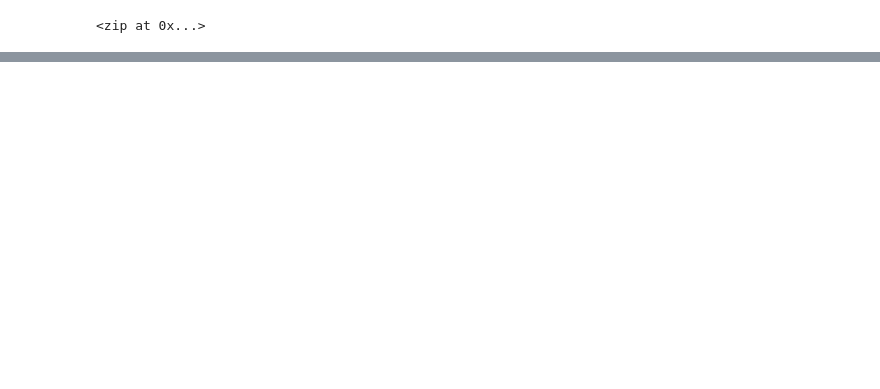
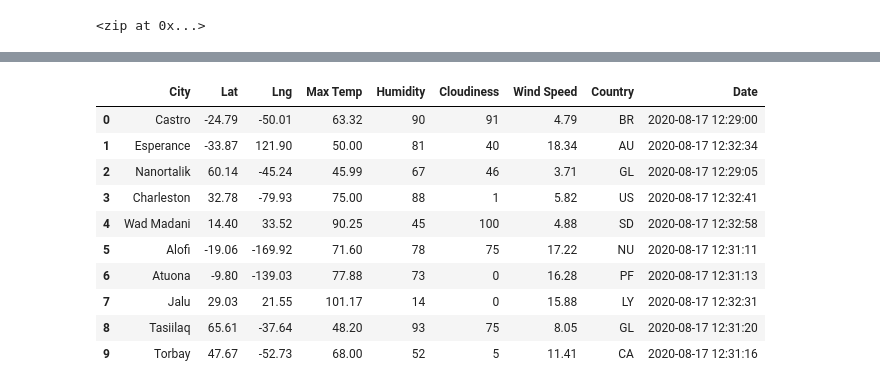
Before and after one commit to sstadnik1/World_Weather_Analysis, a Jupyter notebook: WeatherPy.ipynb, the cells around one changed output, grey strips where cells are left out. Drawn from its saved outputs; the diff is of its cells as text; code cells hidden in the pictures; blank space fills up the shorter version.

```diff
--- a/WeatherPy.ipynb
+++ b/WeatherPy.ipynb
@@ -33,0 +50,10 @@ len(cities)
+# %%
+# Loop through all the cities in our list.
+for i in range(len(cities)):
+
+    # Group cities in sets of 50 for logging purposes.
+    if (i % 50 == 0 and i >= 50):
+        set_count += 1
+        record_count = 1
+    # Create endpoint URL with each city.
+    city_url = url + "&q=" + "i"
@@ -33,0 +66,4 @@ len(cities)
+# %%
+# Starting URL for Weather Map API Call.
+url = "http://api.openweathermap.org/data/2.5/weather?units=Imperial&APPID=" + weather_api_key
+print(url)
@@ -33,0 +72,4 @@ len(cities)
+# %%
+# Create an endpoint URL for a city.
+city_url = url + "&q=" + "Boston"
+print(city_url)
@@ -33,0 +78,15 @@ len(cities)
+# %%
+# Loop through all the cities in the list.
+for i, city in enumerate(cities):
+
+    # Group cities in sets of 50 for logging purposes.
+    if (i % 50 == 0 and i >= 50):
+        set_count += 1
+        record_count = 1
+    # Create endpoint URL with each city.
+    city_url = url + "&q=" + city.replace(" ","+")
+
+    # Log the URL, record, and set numbers and the city.
+    print(f"Processing Record {record_count} of Set {set_count} | {city}")
+    # Add 1 to the record count.
+    record_count += 1
@@ -33,0 +178,16 @@ len(cities)
+# %%
+# Convert the array of dictionaries to a Pandas DataFrame.
+city_data_df = pd.DataFrame(city_data)
+city_data_df.head(10)
+# %% [output]
+|  | City | Lat | Lng | Max Temp | Humidity | Cloudiness | Wind Speed | Country | Date |
+| 0 | Castro | -24.79 | -50.01 | 63.32 | 90 | 91 | 4.79 | BR | 2020-08-17 12:29:00 |
+| 1 | Esperance | -33.87 | 121.90 | 50.00 | 81 | 40 | 18.34 | AU | 2020-08-17 12:32:34 |
+| 2 | Nanortalik | 60.14 | -45.24 | 45.99 | 67 | 46 | 3.71 | GL | 2020-08-17 12:29:05 |
+| 3 | Charleston | 32.78 | -79.93 | 75.00 | 88 | 1 | 5.82 | US | 2020-08-17 12:32:41 |
+| 4 | Wad Madani | 14.40 | 33.52 | 90.25 | 45 | 100 | 4.88 | SD | 2020-08-17 12:32:58 |
+| 5 | Alofi | -19.06 | -169.92 | 71.60 | 78 | 75 | 17.22 | NU | 2020-08-17 12:31:11 |
+| 6 | Atuona | -9.80 | -139.03 | 77.88 | 73 | 0 | 16.28 | PF | 2020-08-17 12:31:13 |
+| 7 | Jalu | 29.03 | 21.55 | 101.17 | 14 | 0 | 15.88 | LY | 2020-08-17 12:32:31 |
+| 8 | Tasiilaq | 65.61 | -37.64 | 48.20 | 93 | 75 | 8.05 | GL | 2020-08-17 12:31:20 |
+| 9 | Torbay | 47.67 | -52.73 | 68.00 | 52 | 5 | 11.41 | CA | 2020-08-17 12:31:16 |
```
Also changed, not shown: parts of 11 cells of this notebook, 3 other files.
